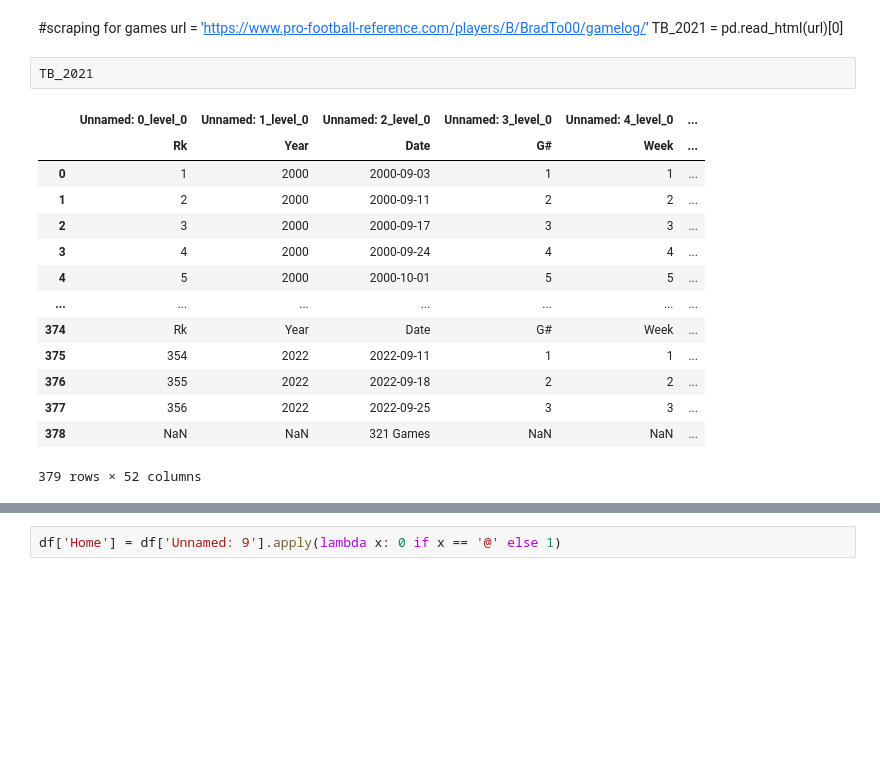
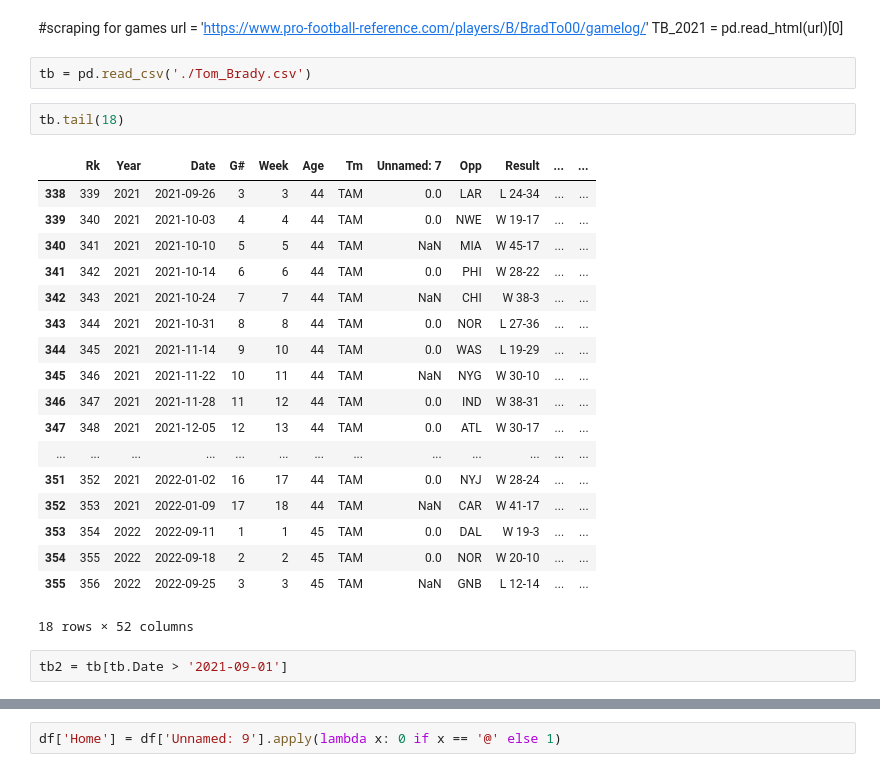
Before and after one commit to Kmulla19/Capstone_Project, a Jupyter notebook: Data/Players.ipynb, the cells around one changed output, grey strips where cells are left out. Drawn from its saved outputs; the diff is of its cells as text; blank space fills up the shorter version.

```diff
--- a/Data/Players.ipynb
+++ b/Data/Players.ipynb
@@ -37,20 +37,28 @@ df.head()
 #scraping for games
 url = 'https://www.pro-football-reference.com/players/B/BradTo00/gamelog/'
 TB_2021 = pd.read_html(url)[0]
-# %%
-TB_2021
-# %% [output]
-|  | Unnamed: 0_level_0 | Unnamed: 1_level_0 | Unnamed: 2_level_0 | Unnamed: 3_level_0 | Unnamed: 4_level_0 | ... |
-|  | Rk | Year | Date | G# | Week | ... |
-| 0 | 1 | 2000 | 2000-09-03 | 1 | 1 | ... |
-| 1 | 2 | 2000 | 2000-09-11 | 2 | 2 | ... |
-| 2 | 3 | 2000 | 2000-09-17 | 3 | 3 | ... |
-| 3 | 4 | 2000 | 2000-09-24 | 4 | 4 | ... |
-| 4 | 5 | 2000 | 2000-10-01 | 5 | 5 | ... |
-| ... | ... | ... | ... | ... | ... | ... |
-| 374 | Rk | Year | Date | G# | Week | ... |
-| 375 | 354 | 2022 | 2022-09-11 | 1 | 1 | ... |
-| 376 | 355 | 2022 | 2022-09-18 | 2 | 2 | ... |
-| 377 | 356 | 2022 | 2022-09-25 | 3 | 3 | ... |
-| 378 | NaN | NaN | 321 Games | NaN | NaN | ... |
-379 rows × 52 columns
+# %%
+tb = pd.read_csv('./Tom_Brady.csv')
+# %%
+tb.tail(18)
+# %% [output]
+|  | Rk | Year | Date | G# | Week | Age | Tm | Unnamed: 7 | Opp | Result | ... | ... |
+| 338 | 339 | 2021 | 2021-09-26 | 3 | 3 | 44 | TAM | 0.0 | LAR | L 24-34 | ... | ... |
+| 339 | 340 | 2021 | 2021-10-03 | 4 | 4 | 44 | TAM | 0.0 | NWE | W 19-17 | ... | ... |
+| 340 | 341 | 2021 | 2021-10-10 | 5 | 5 | 44 | TAM | NaN | MIA | W 45-17 | ... | ... |
+| 341 | 342 | 2021 | 2021-10-14 | 6 | 6 | 44 | TAM | 0.0 | PHI | W 28-22 | ... | ... |
+| 342 | 343 | 2021 | 2021-10-24 | 7 | 7 | 44 | TAM | NaN | CHI | W 38-3 | ... | ... |
+| 343 | 344 | 2021 | 2021-10-31 | 8 | 8 | 44 | TAM | 0.0 | NOR | L 27-36 | ... | ... |
+| 344 | 345 | 2021 | 2021-11-14 | 9 | 10 | 44 | TAM | 0.0 | WAS | L 19-29 | ... | ... |
+| 345 | 346 | 2021 | 2021-11-22 | 10 | 11 | 44 | TAM | NaN | NYG | W 30-10 | ... | ... |
+| 346 | 347 | 2021 | 2021-11-28 | 11 | 12 | 44 | TAM | 0.0 | IND | W 38-31 | ... | ... |
+| 347 | 348 | 2021 | 2021-12-05 | 12 | 13 | 44 | TAM | 0.0 | ATL | W 30-17 | ... | ... |
+| ... | ... | ... | ... | ... | ... | ... | ... | ... | ... | ... | ... | ... |
+| 351 | 352 | 2021 | 2022-01-02 | 16 | 17 | 44 | TAM | 0.0 | NYJ | W 28-24 | ... | ... |
+| 352 | 353 | 2021 | 2022-01-09 | 17 | 18 | 44 | TAM | NaN | CAR | W 41-17 | ... | ... |
+| 353 | 354 | 2022 | 2022-09-11 | 1 | 1 | 45 | TAM | 0.0 | DAL | W 19-3 | ... | ... |
+| 354 | 355 | 2022 | 2022-09-18 | 2 | 2 | 45 | TAM | 0.0 | NOR | W 20-10 | ... | ... |
+| 355 | 356 | 2022 | 2022-09-25 | 3 | 3 | 45 | TAM | NaN | GNB | L 12-14 | ... | ... |
+18 rows × 52 columns
+# %%
+tb2 = tb[tb.Date > '2021-09-01']
```
Also changed, not shown: parts of 5 cells of this notebook, 5 other files.
